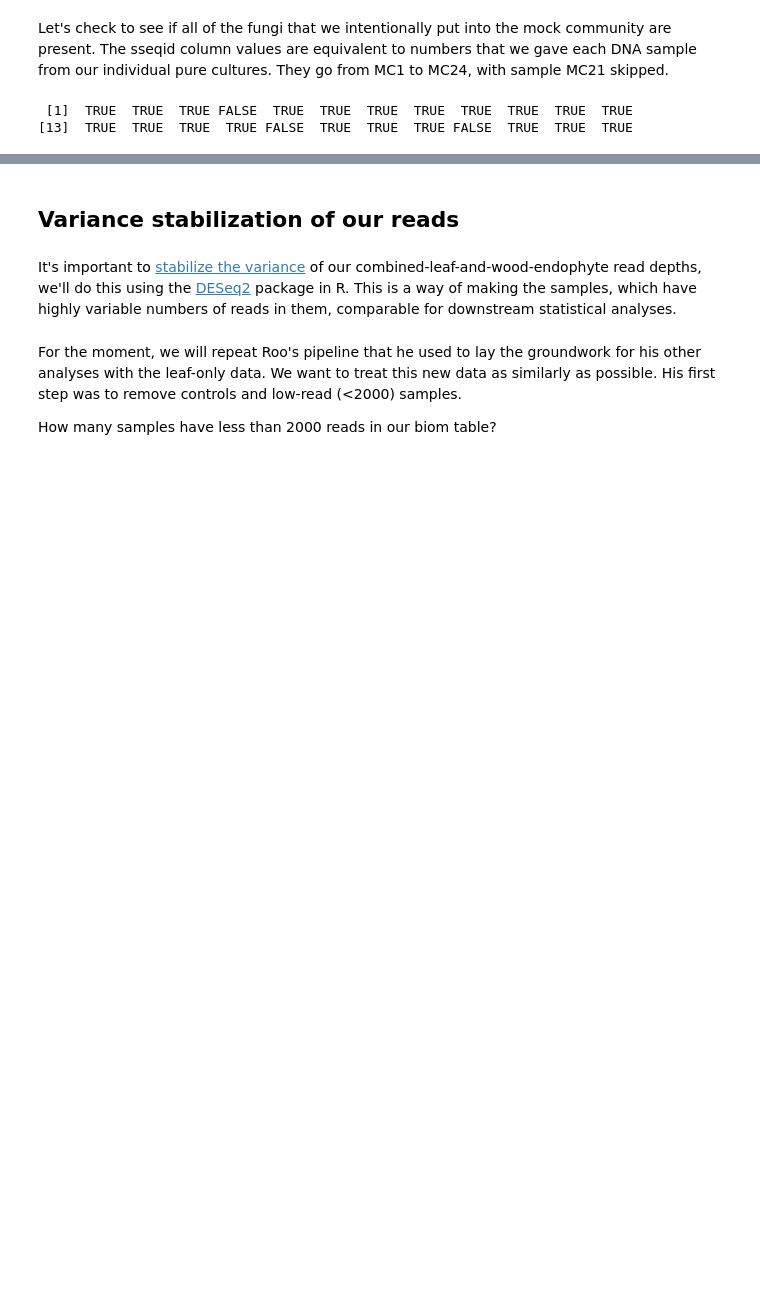
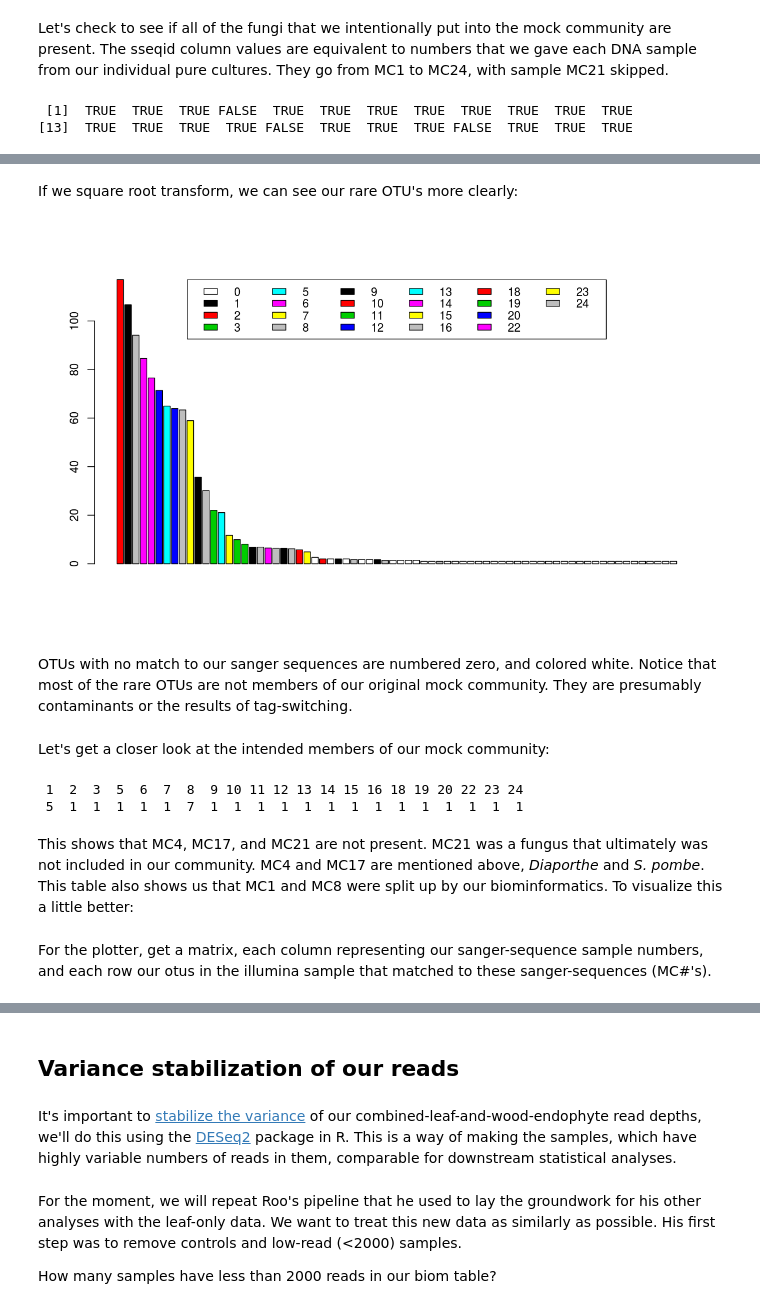
Before and after one commit to danchurch/taiwan_combined_stats, a Jupyter notebook: XylariaLeafWoodStats.ipynb, the cells around one changed output, grey strips where cells are left out. Cells and saved outputs as stored; diff of their text form; code cells hidden in the pictures; blank space fills up the shorter version.

```diff
--- a/XylariaLeafWoodStats.ipynb
+++ b/XylariaLeafWoodStats.ipynb
@@ -416,0 +474,23 @@ Looks like we're missing two. MC4 and MC17. These were a *Diaporthe* species and
+# %% [markdown]
+If we square root transform, we can see our rare OTU's more clearly:
+# %%
+options(repr.plot.width = 10, repr.plot.height = 6)
+barplot(sqrt(dangen95bar$dangen95), names.arg='', col = dangen95bar$MC)
+legend("top", legend=sort(unique(dangen95bar$MC)), fill=sort(unique(dangen95bar$MC)), ncol=6)
+# %% [output]
+[figure, added]
+# %% [markdown]
+OTUs with no match to our sanger sequences are numbered zero, and colored white. Notice that most of the rare OTUs are not members of our original mock community. They are presumably contaminants or the results of tag-switching.
+# %% [markdown]
+Let's get a closer look at the intended members of our mock community:
+# %%
+dtab <- table(dangen95bar$MC)
+dtab <- dtab[-1] #exclude non-members
+dtab
+# %% [output]
+ 1  2  3  5  6  7  8  9 10 11 12 13 14 15 16 18 19 20 22 23 24
+ 5  1  1  1  1  1  7  1  1  1  1  1  1  1  1  1  1  1  1  1  1
+# %% [markdown]
+This shows that MC4, MC17, and MC21 are not present. MC21 was a fungus that ultimately was not included in our community. MC4 and MC17 are mentioned above, *Diaporthe* and *S. pombe*. This table also shows us that MC1 and MC8 were split up by our biominformatics. To visualize this a little better:
+# %% [markdown]
+For the plotter, get a matrix, each column representing our sanger-sequence sample numbers, and each row our otus in the illumina sample that matched to these sanger-sequences (MC#'s).
```
Also changed, not shown: parts of 21 cells of this notebook.
